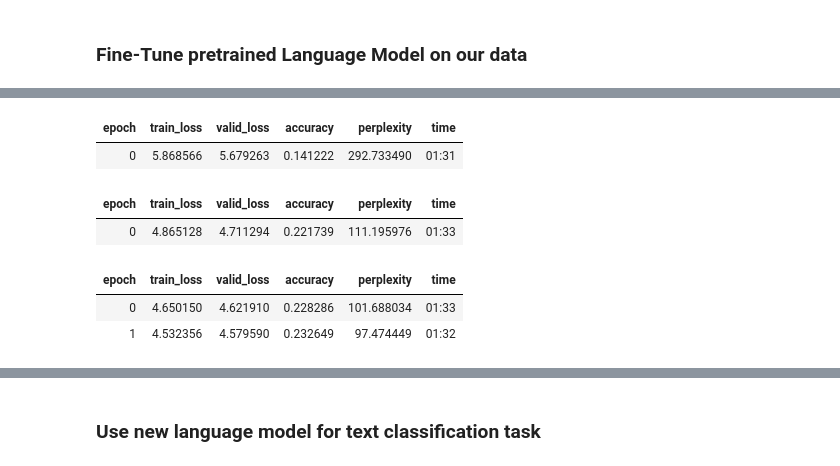
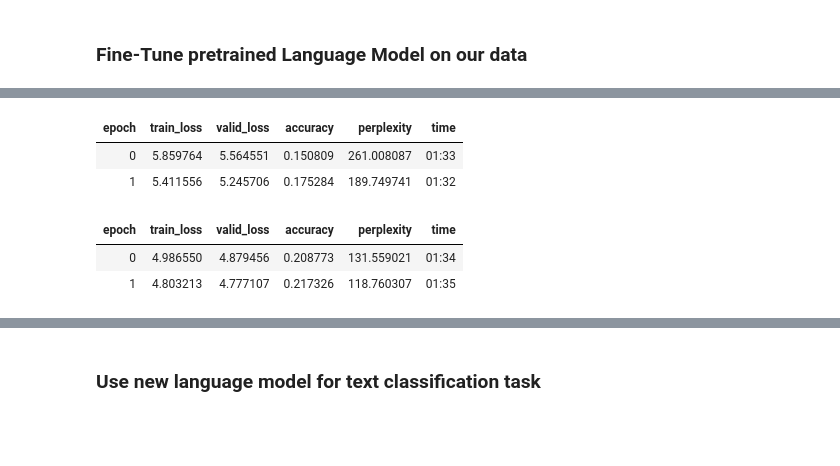
Before and after one commit to AliNazariii/Digikala-Sentiment-Analysis, a Jupyter notebook: sentiment.ipynb, the cells around one changed output, grey strips where cells are left out. Cells and saved outputs as stored; diff of their text form; code cells hidden in the pictures; blank space fills up the shorter version.

```diff
--- a/sentiment.ipynb
+++ b/sentiment.ipynb
@@ -87,24 +85,20 @@ dls_lm.show_batch(max_n=5)
 # %%
 learn = language_model_learner(dls_lm, AWD_LSTM, metrics=[accuracy, Perplexity()], wd=0.1).to_fp16()
-# %%
-learn.fit_one_cycle(1, 1e-2)
-# %% [output]
-| epoch | train_loss | valid_loss | accuracy | perplexity | time |
-| 0 | 5.868566 | 5.679263 | 0.141222 | 292.733490 | 01:31 |
 # %%
 # fit last layer
-learn.fit_one_cycle(1, 1e-2)
+learn.fit_one_cycle(2, 1e-2)
 # %% [output]
 | epoch | train_loss | valid_loss | accuracy | perplexity | time |
-| 0 | 4.865128 | 4.711294 | 0.221739 | 111.195976 | 01:33 |
+| 0 | 5.859764 | 5.564551 | 0.150809 | 261.008087 | 01:33 |
+| 1 | 5.411556 | 5.245706 | 0.175284 | 189.749741 | 01:32 |
 # %%
 # fit hidden layers
 learn.unfreeze()
 learn.fit_one_cycle(2, 1e-3)
 # %% [output]
 | epoch | train_loss | valid_loss | accuracy | perplexity | time |
-| 0 | 4.650150 | 4.621910 | 0.228286 | 101.688034 | 01:33 |
-| 1 | 4.532356 | 4.579590 | 0.232649 | 97.474449 | 01:32 |
+| 0 | 4.986550 | 4.879456 | 0.208773 | 131.559021 | 01:34 |
+| 1 | 4.803213 | 4.777107 | 0.217326 | 118.760307 | 01:35 |
 # %%
 TEXT = "گوشی خوبی هست ولی"
 N_WORDS = 40
```
Also changed, not shown: parts of 14 cells of this notebook.
